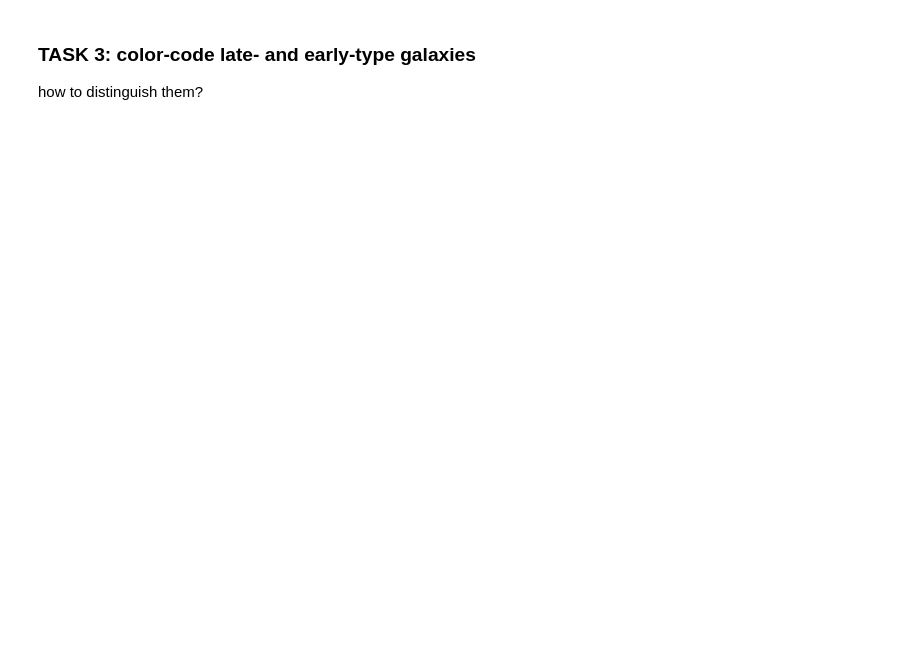
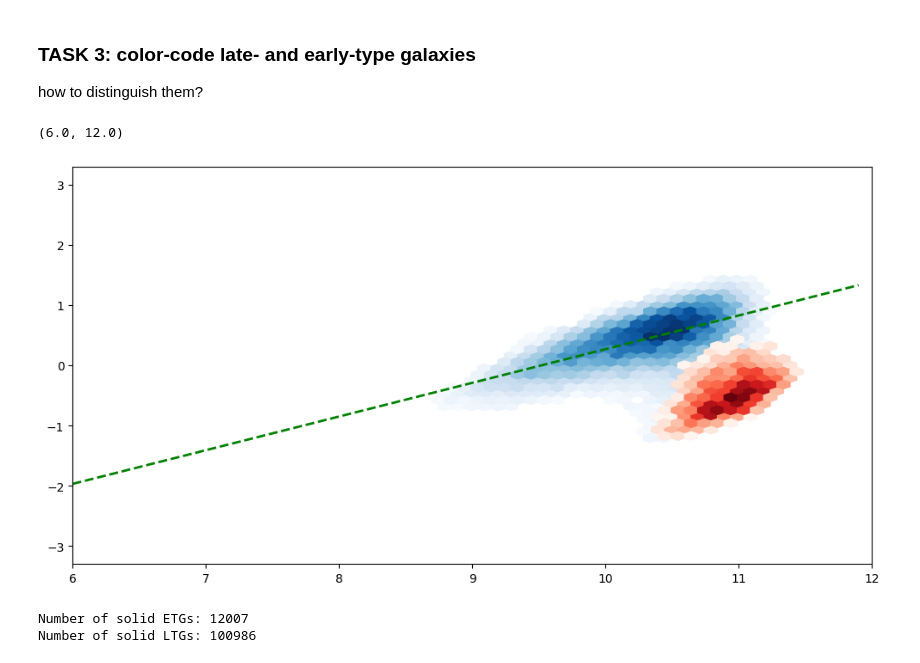
Before and after one commit to ASTR0MNSTR/univ_codes, a Jupyter notebook: 2025_2026/Extragalactic/05a-ms.ipynb, the cells around one changed output. Saved outputs shown, nothing was run; the diff lists cells and outputs as text; code cells hidden in the pictures; blank space fills up the shorter version.

```diff
--- a/2025_2026/Extragalactic/05a-ms.ipynb
+++ b/2025_2026/Extragalactic/05a-ms.ipynb
@@ -61,3 +86,22 @@ what does it depend on? what are the implications of that?
 ### TASK 3: color-code late- and early-type galaxies
 
 how to distinguish them?
+# %%
+etg = merged.query("sersic_GALINDEX_r > 4.0")
+ltg = merged.query("sersic_GALINDEX_r < 2.5")
+# gw = merged.query("2.5 < sersic_GALINDEX_r < 4.0")
+# %%
+fig, ax = plt.subplots(1, 1, figsize=(12,  6))
+
+stellar_masses = np.arange(6, 12, 0.1)
+
+ax.hexbin(ltg['magphys_mass_stellar_percentile50'], ltg['magphys_SFR_0_1Gyr_percentile50'], cmap="Blues", gridsize=50, mincnt=100)
+ax.hexbin(etg['magphys_mass_stellar_percentile50'], etg['magphys_SFR_0_1Gyr_percentile50'], cmap="Reds", gridsize=50, mincnt=100)
+# ax.hexbin(gw['magphys_mass_stellar_percentile50'], gw['magphys_SFR_0_1Gyr_percentile50'], color='green', gridsize=50, mincnt=100)
+
+ax.plot(stellar_masses, Speagle_2014(stellar_masses), lw=2.0, ls='--', color='green', label='Speagle+2014, z=0.2224')
+
+ax.set_xlim(6, 12)
+# %% [output]
+(6.0, 12.0)
+[figure, added]
@@ -63,0 +110,9 @@ how to distinguish them?
+# %%
+etg = merged.query("sersic_GALINDEX_r - 2*sersic_GALINDEXERR_r > 4.0 & sersic_GALINDEX_r > 0 & sersic_GALINDEXERR_r > 0")
+print(f"Number of solid ETGs: {len(etg)}")
+
+ltg = merged.query("sersic_GALINDEX_r + 2*sersic_GALINDEXERR_r < 2.5 & sersic_GALINDEX_r > 0 & sersic_GALINDEXERR_r > 0")
+print(f"Number of solid LTGs: {len(ltg)}")
+# %% [output]
+Number of solid ETGs: 12007
+Number of solid LTGs: 100986
```
Also changed, not shown: parts of 5 cells of this notebook.
